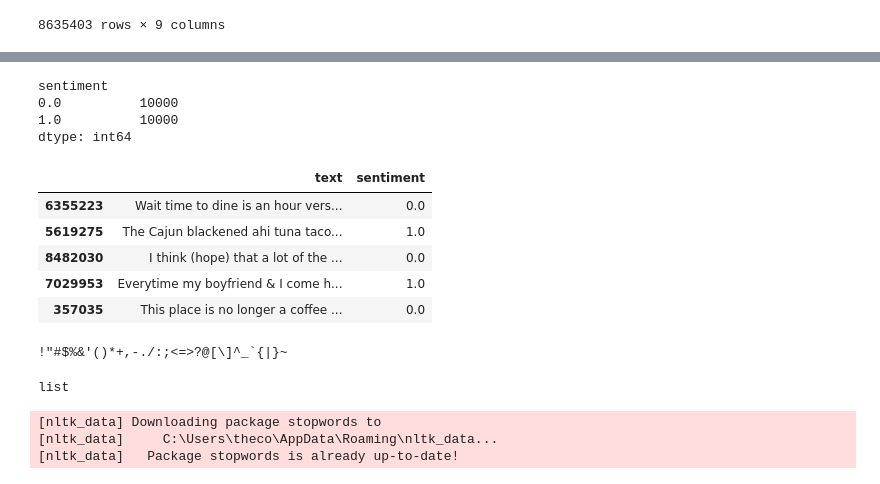
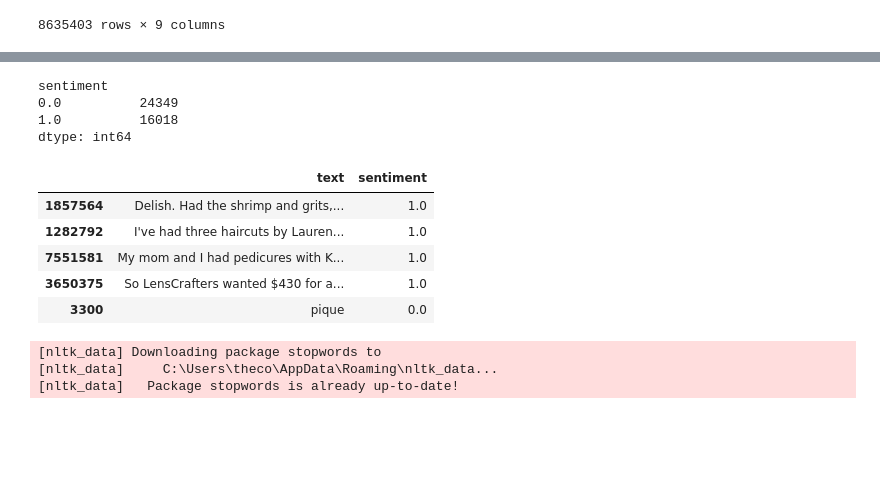
Before and after one commit to quacklinhui/CZ4045-NLP, a Jupyter notebook: NLP.ipynb, the cells around one changed output, grey strips where cells are left out. Saved outputs shown, nothing was run; the diff lists cells and outputs as text; code cells hidden in the pictures; blank space fills up the shorter version.

```diff
--- a/NLP.ipynb
+++ b/NLP.ipynb
@@ -94,6 +94,24 @@ row_indexes_positive=df[df['stars']>=4]
 row_indexes_negative=df[df['stars']<4].index
 df.loc[row_indexes_negative,'sentiment']=0
 row_indexes_negative=df[df['stars']<4]
+# %%
+negWords = []
+n = open("negativeWords.txt", "r")
+for line in n:
+    negWords.append(line.strip())
+negDf = pd.DataFrame(negWords)
+negDf.insert(1,"sentiment",0)
+negDf.columns = ['text', 'sentiment']
+negDf
+# %%
+posDict = []
+n = open("positiveWords.txt", "r")
+for line in n:
+    posDict.append(line.strip())
+posDf = pd.DataFrame(posDict)
+posDf.insert(1,"sentiment",1)
+posDf.columns = ['text', 'sentiment']
+posDf
 # %%
 sample10000negative = row_indexes_negative.sample(n=10000) #maybe can try bigger numbers later
 sample10000positive = row_indexes_positive.sample(n=10000)
@@ -109,7 +127,9 @@ review_df.head()
 | 5773393 | h6x-c0yx4GJQRF12Wm_IYQ | s-igAhX3wTgWSlxEJP1WDQ | mkqiEUO9KZbYtFPaDGxT0w | 3 | 0 | 0 | 0 | Good option for those who are veg... | 2019-10-16 19:15:26 | 0.0 |
 # %%
 review_df = review_df[['text','sentiment']]
+review_df = pd.concat([review_df, negDf,posDf], axis=0)
+review_df = review_df.sample(frac = 1)
 review_df.head()
 review_df.dropna() #dropping the reviews that do not have a sentiment
-review_df.shape
+review_df.head()
 # %% [output]
@@ -120,29 +145,19 @@ valuecount = review_df[['sentiment']].value_counts()
 print(valuecount)
 # %% [output]
 sentiment
-0.0          10000
-1.0          10000
+0.0          24349
+1.0          16018
 dtype: int64
 # %%
 #convert the categorical data into numeric data
 review_df.head()
-sentiment_label = review_df["sentiment"].factorize() #0 represents the positive sentiment and 1 represents the negative sentiment
-review_df.tail()
 # %% [output]
 |  | text | sentiment |
-| 6355223 | Wait time to dine is an hour vers... | 0.0 |
-| 5619275 | The Cajun blackened ahi tuna taco... | 1.0 |
-| 8482030 | I think (hope) that a lot of the ... | 0.0 |
-| 7029953 | Everytime my boyfriend & I come h... | 1.0 |
-| 357035 | This place is no longer a coffee ... | 0.0 |
+| 1857564 | Delish. Had the shrimp and grits,... | 1.0 |
+| 1282792 | I've had three haircuts by Lauren... | 1.0 |
+| 7551581 | My mom and I had pedicures with K... | 1.0 |
+| 3650375 | So LensCrafters wanted $430 for a... | 1.0 |
+| 3300 | pique | 0.0 |
-# %%
-print(string.punctuation)
-p = string.punctuation
-p=list(p)
-type(p)
-# %% [output]
-!"#$%&'()*+,-./:;<=>?@[\]^_`{|}~
-list
 # %%
 #retrieve all the data from the dataset
 import string
```
Also changed, not shown: parts of 17 cells of this notebook, 1 other file.
